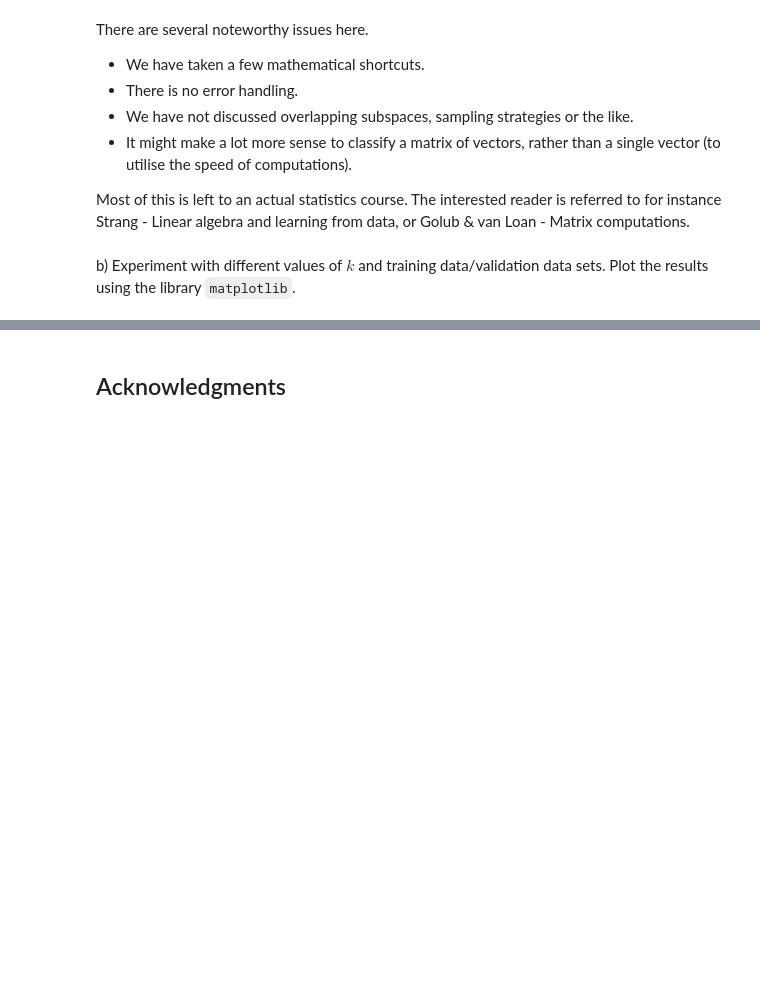
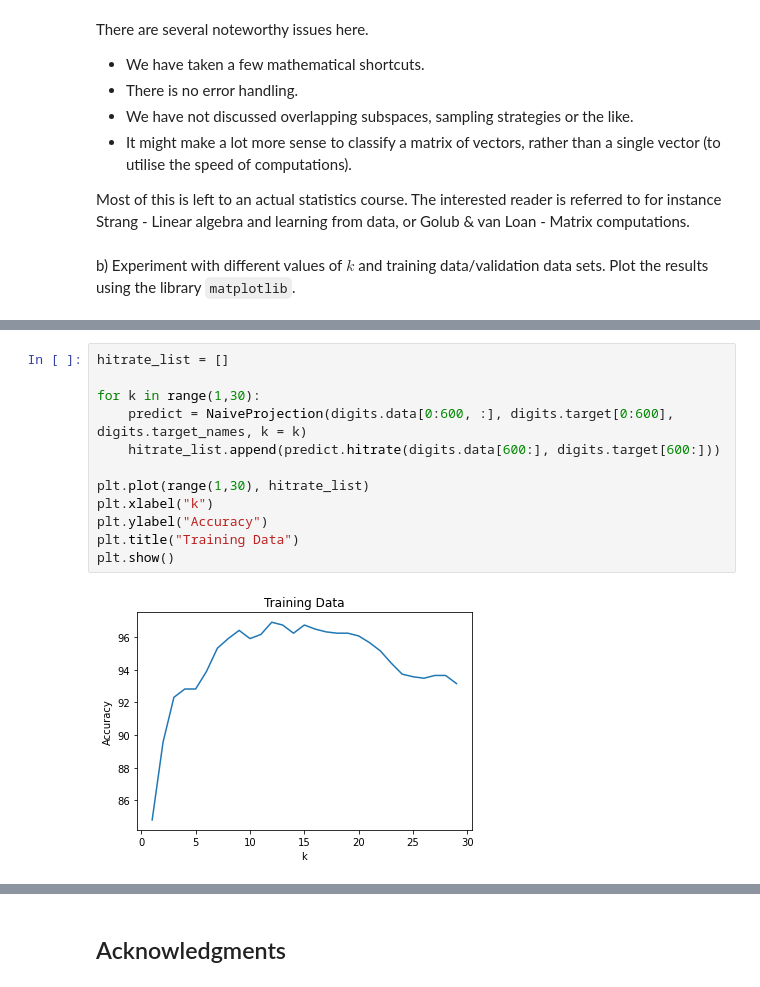
Before and after one commit to JS2387/Introduction-to-Python, a Jupyter notebook: Lab5/732a70-la5-2021.ipynb, the cells around one changed output, grey strips where cells are left out. Saved outputs shown, nothing was run; the diff lists cells and outputs as text; blank space fills up the shorter version.

```diff
--- a/Lab5/732a70-la5-2021.ipynb
+++ b/Lab5/732a70-la5-2021.ipynb
@@ -267,0 +631,14 @@ b) Experiment with different values of $k$ and training data/validation data set
+# %%
+hitrate_list = []
+
+for k in range(1,30):
+    predict = NaiveProjection(digits.data[0:600, :], digits.target[0:600], digits.target_names, k = k)
+    hitrate_list.append(predict.hitrate(digits.data[600:], digits.target[600:]))
+
+plt.plot(range(1,30), hitrate_list)
+plt.xlabel("k")
+plt.ylabel("Accuracy")
+plt.title("Training Data")
+plt.show()
+# %% [output]
+[figure, added]
```
Also changed, not shown: parts of 47 cells of this notebook.
